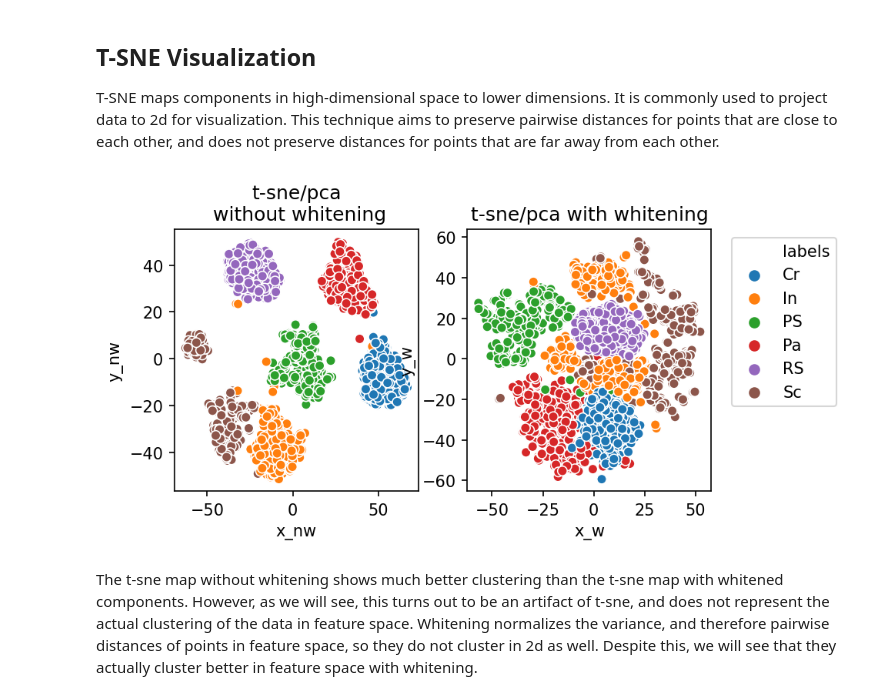
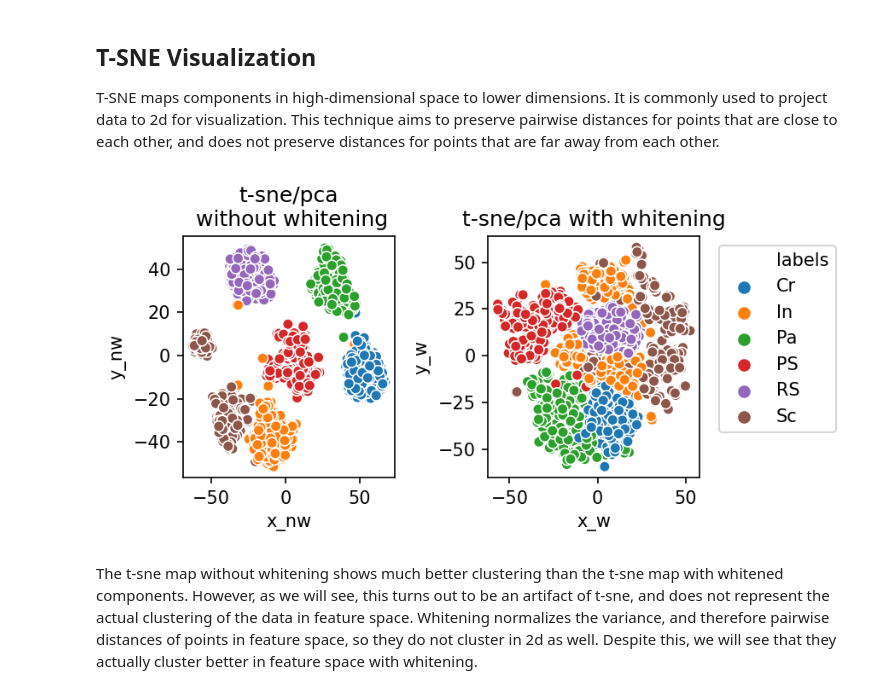
Before and after one commit to rccohn/NEU-Cluster, a Jupyter notebook: notebooks/03_standard.ipynb, the cells around one changed output. Saved outputs shown, nothing was run; the diff lists cells and outputs as text; code cells hidden in the pictures.

```diff
--- a/notebooks/03_standard.ipynb
+++ b/notebooks/03_standard.ipynb
@@ -90,25 +98,27 @@ tsne_w = TSNE(n_components=2, random_state=654753)
 x_nw_tsne = tsne.fit_transform(x_nw)
 x_w_tsne = tsne_w.fit_transform(x)
 # %%
+labels_ordered = le.inverse_transform(range(len(le.mapper)))
 df = pd.DataFrame({'files': files,
                    'x_nw':x_nw_tsne[:,0],
                    'y_nw':x_nw_tsne[:,1],
                    'x_w': x_w_tsne[:,0],
                   'y_w': x_w_tsne[:,1],
                    'labels': labels,
                   },
                   index=files)
 
 fig, ax = plt.subplots(1,2, figsize=(6,3), dpi=150)
 sns.scatterplot(data=df, x='x_nw', y='y_nw', hue='labels', hue_order=labels_ordered,  ax=ax[0])
 sns.scatterplot(data=df, x='x_w', y='y_w', hue='labels', hue_order=labels_ordered, ax=ax[1])
 ax[0].get_legend().remove()
 ax[1].legend(bbox_to_anchor=(1.05,1))
 ax[0].set_title('t-sne/pca\n without whitening')
 ax[1].set_title('t-sne/pca with whitening')
+fig.tight_layout()
 plt.show()
 # %% [output]
-[figure, old version]
+[figure, new version]
 # %% [markdown]
 The t-sne map without whitening shows much better clustering than the t-sne map with whitened components. However, as we will see, this turns out to be an artifact of t-sne, and
 does not represent the actual clustering of the data in feature space. Whitening normalizes the variance, and therefore pairwise distances of points in feature space, so they do not
```
Also changed, not shown: parts of 27 cells of this notebook, 9 other files.
